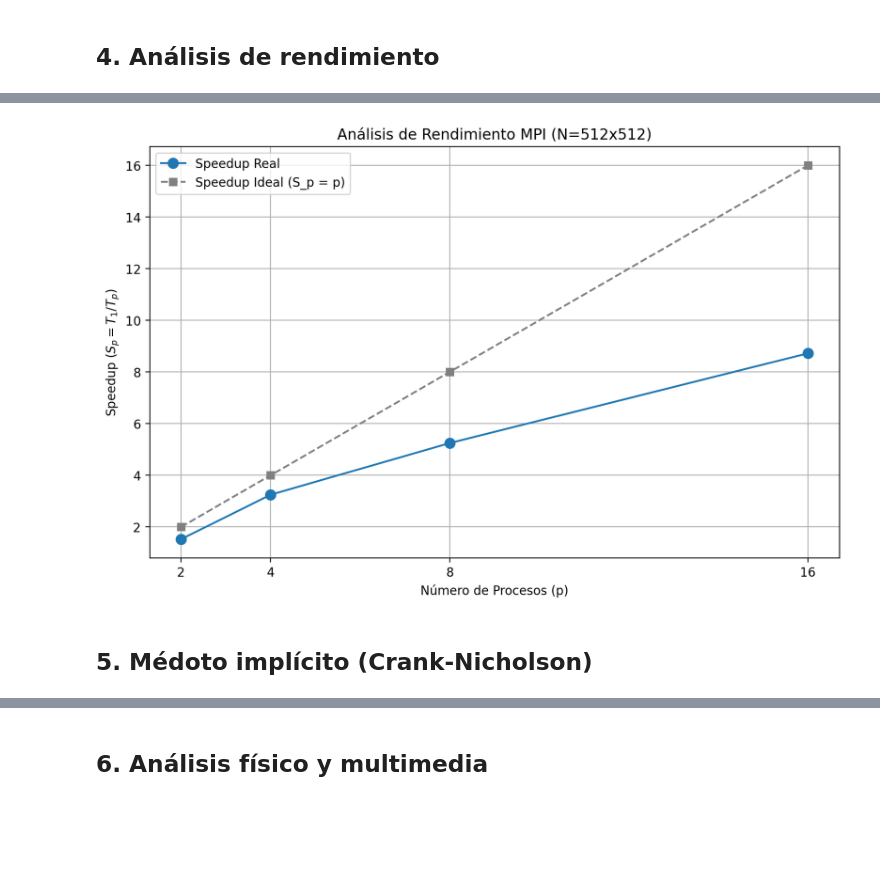
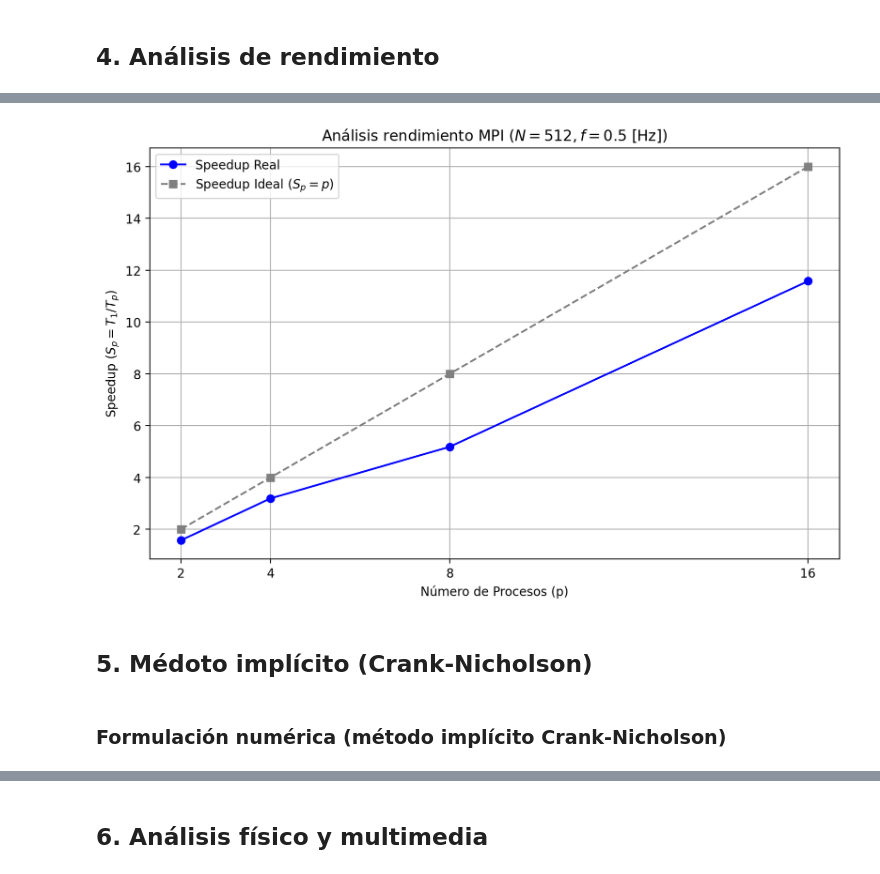
Before and after one commit to Ferzamora053/Tareas-FisComp, a Jupyter notebook: Tarea2_FZ.ipynb, the cells around one changed output, grey strips where cells are left out. Saved outputs shown, nothing was run; the diff lists cells and outputs as text; code cells hidden in the pictures; blank space fills up the shorter version.

```diff
--- a/Tarea2_FZ.ipynb
+++ b/Tarea2_FZ.ipynb
@@ -632,22 +777,25 @@ Recolección de datos completada.
 # %%
-p_list = sorted(times_p.keys())
-T_p_list = [times_p[p] for p in p_list]
-speedup_list = [T_1 / T_p for T_p in T_p_list]
+if times_p:
+    p_list = sorted(times_p.keys())
+    T_p_list = [times_p[p] for p in p_list]
+    speedup_list = [T_1_f1 / T_p for T_p in T_p_list]
 
-# Ideal speedup (S_p = p)
-ideal_speedup = [p for p in p_list]
+    ideal_speedup = [p for p in p_list]
 
-plt.figure(figsize=(10, 6))
-plt.plot(p_list, speedup_list, 'o-', label='Speedup Real', markersize=8)
-plt.plot(p_list, ideal_speedup, 's--', label='Speedup Ideal (S_p = p)', color='gray')
-plt.title('Análisis de Rendimiento MPI (N=512x512)')
-plt.xlabel('Número de Procesos (p)')
-plt.ylabel('Speedup ($S_p = T_1 / T_p$)')
-plt.legend()
-plt.grid(True)
-plt.xticks(p_list)
-plt.show();
+    plt.figure(figsize=(10, 6))
+    plt.plot(p_list, speedup_list, 'o-', label='Speedup Real', color='blue')
+    plt.plot(p_list, ideal_speedup, 's--', label=r'Speedup Ideal ($S_p = p$)', color='gray')
+    plt.xlabel('Número de Procesos (p)')
+    plt.xticks(p_list)
+    plt.ylabel(r'Speedup ($S_p = T_1 / T_p$)')
+    plt.title('Análisis rendimiento MPI ($N = 512, f = 0.5$ [Hz])')
+    plt.legend()
+    plt.grid(True)
+    plt.xticks(p_list)
+    plt.show();
 # %% [output]
-[figure, old version]
+[figure, new version]
 # %% [markdown]
 ## 5. Médoto implícito (Crank-Nicholson)
+# %% [markdown]
+### Formulación numérica (método implícito Crank-Nicholson)
```
Also changed, not shown: parts of 24 cells of this notebook, 11 other files.
